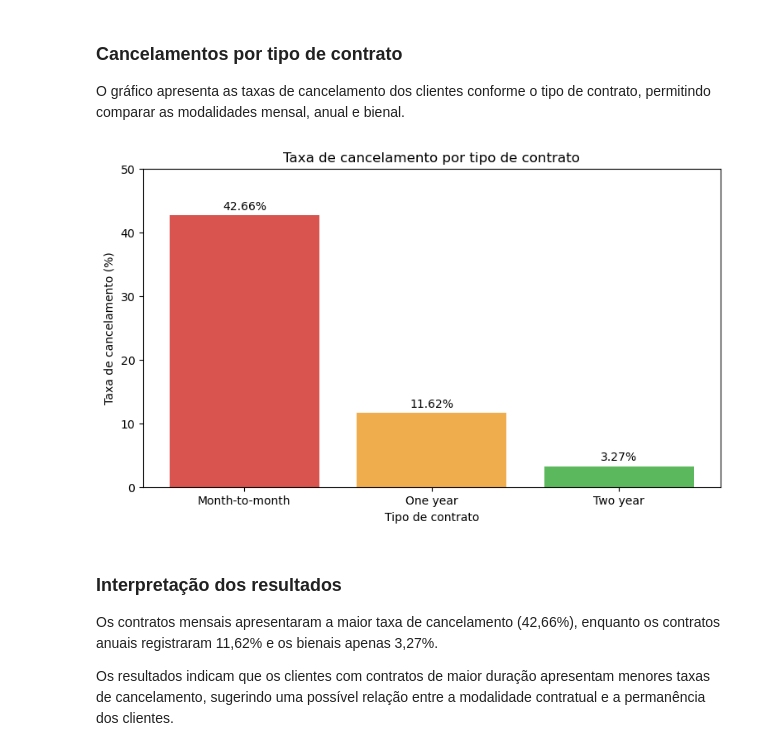
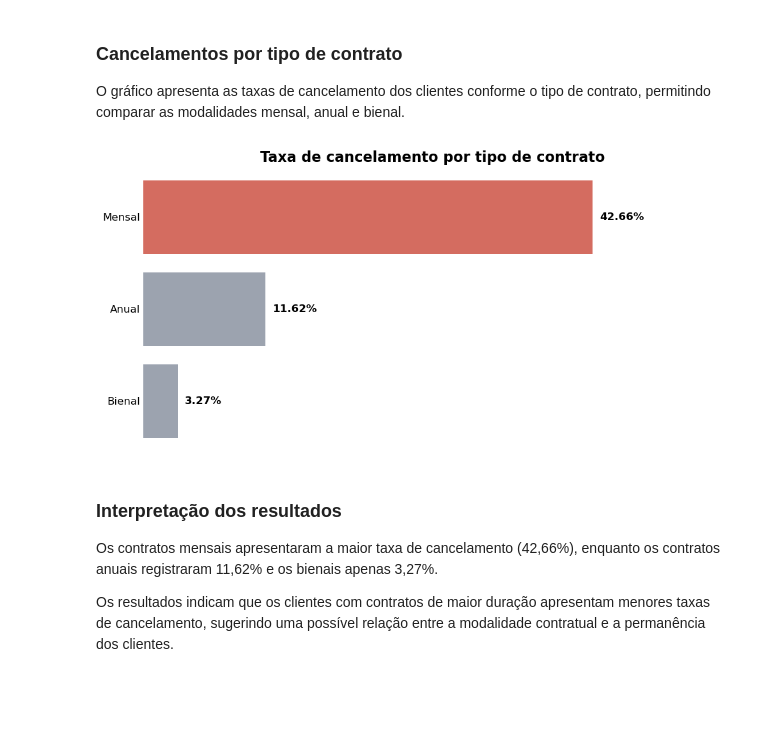
Before and after one commit to gziinx/PII2_databricks, a Jupyter notebook: 04_analise_exploratoria.ipynb, the cells around one changed output. Cells and saved outputs as stored; diff of their text form; code cells hidden in the pictures; blank space fills up the shorter version.

Commit message:
Atualizado README, graficos e apresentacao final do projeto

```diff
--- a/04_analise_exploratoria.ipynb
+++ b/04_analise_exploratoria.ipynb
@@ -10,6 +10,7 @@ import matplotlib.pyplot as plt
 from pathlib import Path
 # %%
 pasta_gold = Path("dados/gold")
+pasta_graficos = Path("graficos")
 
 df_contratos = pd.read_csv(pasta_gold / "contratos.csv")
 df_internet = pd.read_csv(pasta_gold / "internet.csv")
@@ -30,25 +31,44 @@ df_contratos.head()
 
 O gráfico apresenta as taxas de cancelamento dos clientes conforme o tipo de contrato, permitindo comparar as modalidades mensal, anual e bienal.
 # %%
-plt.figure(figsize=(9, 5))
+plt.figure(figsize=(10, 5))
 
-barras = plt.bar(
-    df_contratos["Tipo de contrato"],
+barras = plt.barh(
+    ["Mensal", "Anual", "Bienal"],
     df_contratos["Taxa de cancelamento (%)"],
-    color=["#D9534F", "#F0AD4E", "#5CB85C"]
+    color=["#D46C60", "#9CA3AF", "#9CA3AF"]
 )
 
-plt.bar_label(barras, fmt="%.2f%%", padding=3)
+plt.bar_label(
+    barras,
+    fmt="%.2f%%",
+    padding=8,
+    fontsize=12,
+    fontweight="bold"
+)
 
-plt.title("Taxa de cancelamento por tipo de contrato")
-plt.xlabel("Tipo de contrato")
-plt.ylabel("Taxa de cancelamento (%)")
+plt.title(
+    "Taxa de cancelamento por tipo de contrato",
+    fontsize=16,
+    fontweight="bold"
+)
 
-plt.ylim(0, 50)
+plt.gca().invert_yaxis()
+plt.xlim(0, 55)
+plt.xticks([])
+plt.tick_params(axis="y", length=0, labelsize=12)
+
+for borda in plt.gca().spines.values():
+    borda.set_visible(False)
+
+plt.tight_layout()
+
+plt.savefig(pasta_graficos / "exploratorio_contratos.png",
+            dpi=300, bbox_inches="tight")
 
 plt.show()
 # %% [output]
-[figure, old version]
+[figure, new version]
 # %% [markdown]
 ### Interpretação dos resultados
 
```
Also changed, not shown: parts of 2 cells of this notebook, 13 other files.
